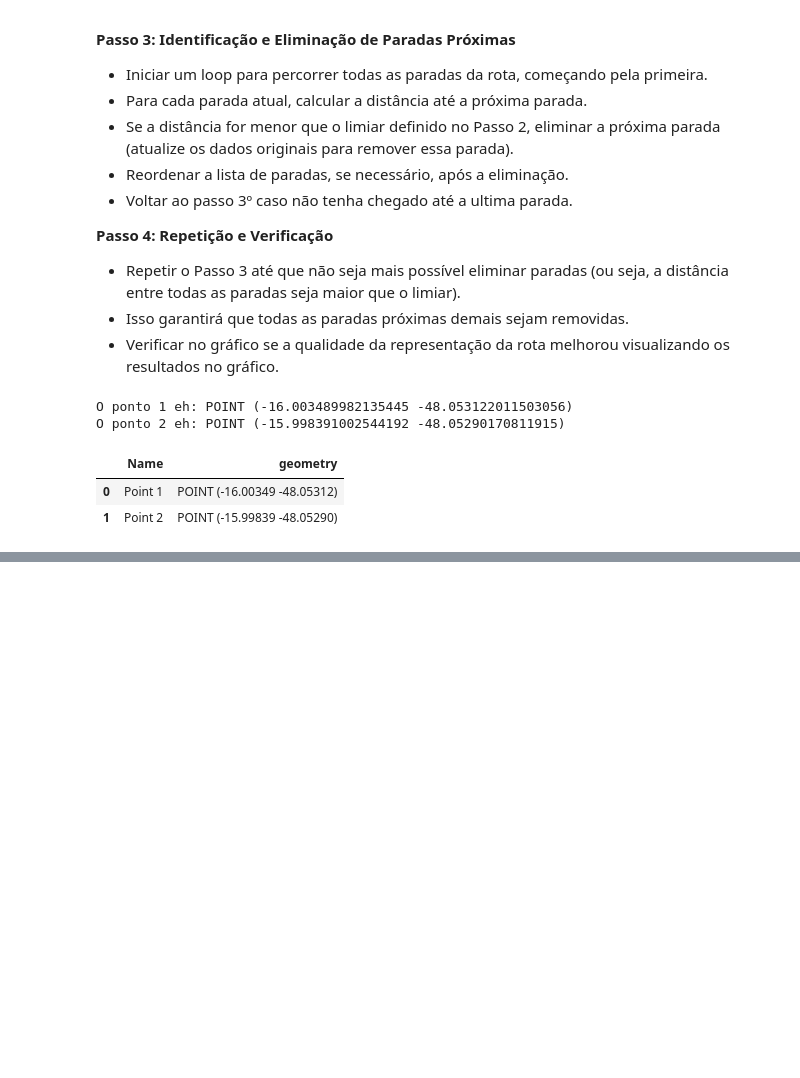
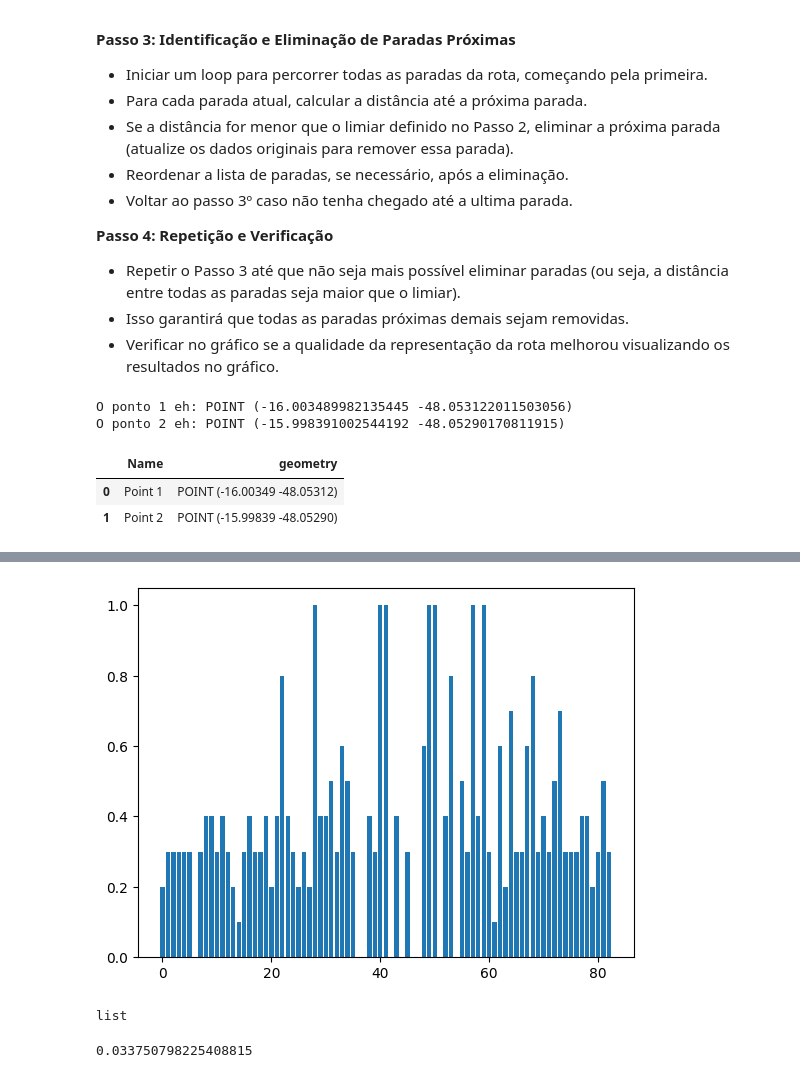
Before and after one commit to ResidenciaTICBrisa/02_RotaOnibus, a Jupyter notebook: docs/Notebooks/PreProcessamento/Luiz/LeituraParadasTratadas.ipynb, the cells around one changed output, grey strips where cells are left out. Drawn from its saved outputs; the diff is of its cells as text; code cells hidden in the pictures; blank space fills up the shorter version.

Commit message:
:zap: agrupa qtd de distancias e plota

```diff
--- a/docs/Notebooks/PreProcessamento/Luiz/LeituraParadasTratadas.ipynb
+++ b/docs/Notebooks/PreProcessamento/Luiz/LeituraParadasTratadas.ipynb
@@ -127,16 +180,23 @@ Distância entre os pontos: 0.005103736518764752
 # %%
 # Genralizando para apenas um única linha
 # Função para cálculo de distâncias entre dois pontos
-def calcDistance(p1, p2) -> float:
-    distance = p1.distance(p2)
-    return distance
 # %%
+from geopy.distance import geodesic
+
 # Algoritmo para calcular as distâncias
 distances = []
-for i in range(len(ponto) - 1):
-    p0 = ponto[i][0:2]
-    pi = ponto[i+1][0:2]
-    print(p0, pi)
-    #d = calcDistance(Point(p0[0][0], p0[0][1]), Point(pi[0][0], pi[0][1]))
-    #distances.append(d)
+
+def calcDistance(p1, p2) -> float:
+    dist = geodesic(p1,p2).kilometers
+    print(p1, p2)
+    print(dist)
+    return dist
+
+# Salva as distancias iterando sobre as coordenadas
+for i in range(len(coordenadas_destino) - 1):
+    p0 = coordenadas_destino[i] #
+    pi = coordenadas_destino[i+1] #
+    d = calcDistance(tuple((p0[1],p0[0])), tuple((pi[1],pi[0])))
+    distances.append(d)
+len(distances)
 # %% [output]
@@ -163,0 +241,8 @@ len(ponto)
+# %%
+# normalizando e trucando
+distances2 = []
+for val in distances:
+    if val >= 1:
+        distances2.append(1)
+    else:
+        distances2.append(float(f'{val:.1f}'))
@@ -163,0 +274,13 @@ len(ponto)
+# %%
+#Plotando as distâncias
+import matplotlib.pyplot as plt
+import numpy as np
+
+plt.bar(range(len(distances2)), distances2)
+plt.show()
+# %% [output]
+[figure, added]
+# %%
+type(distances)
+# %% [output]
+list
@@ -163,0 +290,5 @@ len(ponto)
+# %%
+# Obtem as médias das distâncias
+linhas.mean()
+# %% [output]
+0.033750798225408815
```
Also changed, not shown: parts of 17 cells of this notebook.
